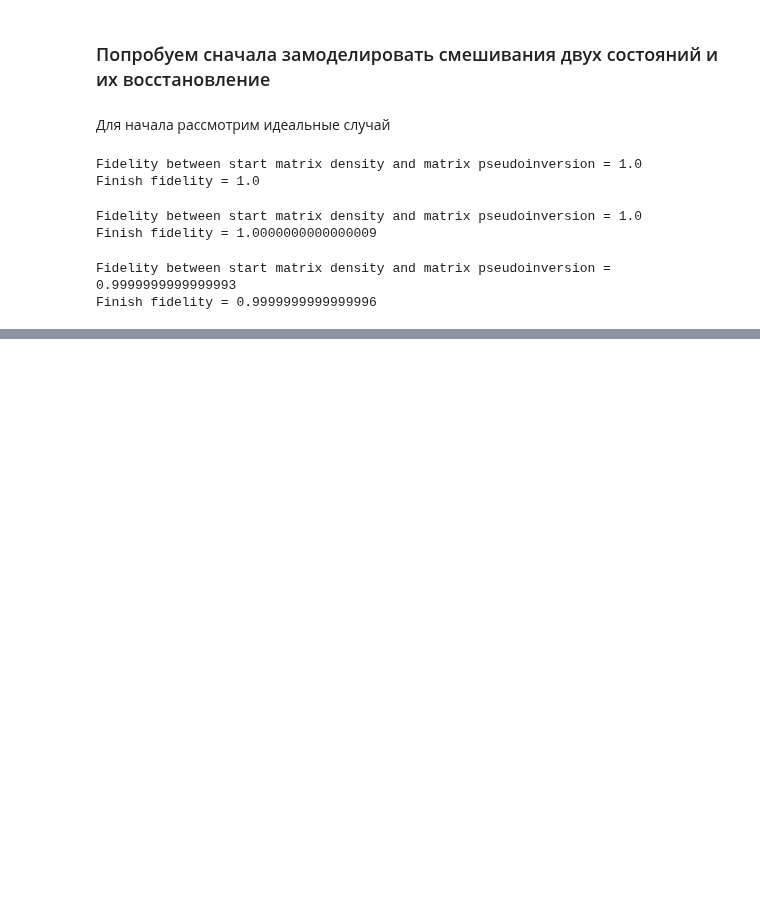
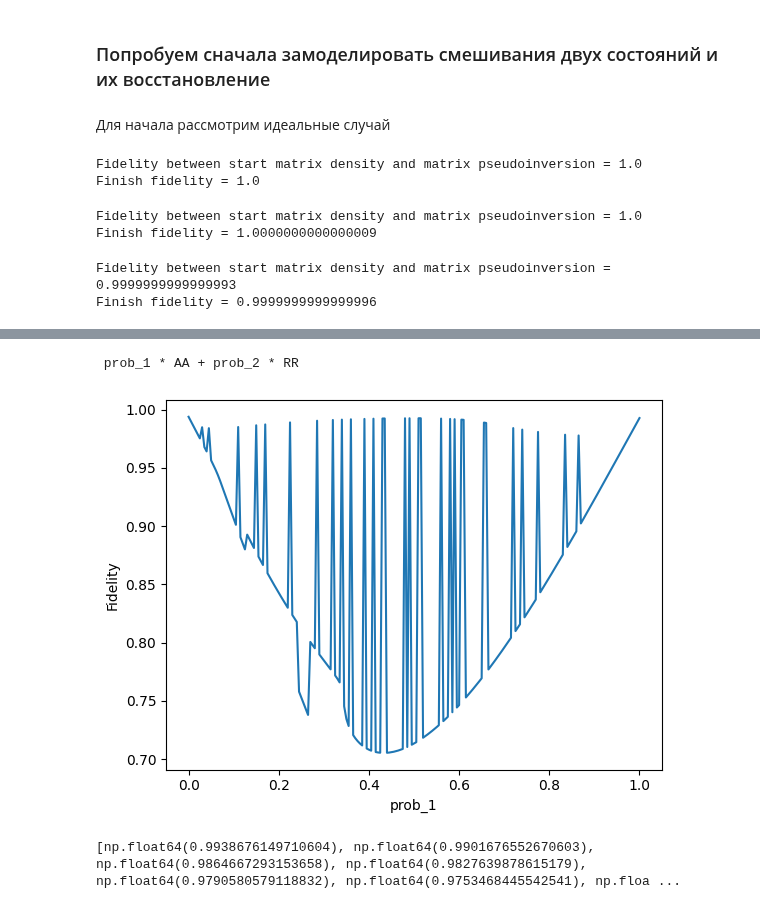
Before and after one commit to Denis-chupa/Quantum_tools, a Jupyter notebook: Tomography/src/research_data/merge_diff_matrix.ipynb, the cells around one changed output, grey strips where cells are left out. Drawn from its saved outputs; the diff is of its cells as text; code cells hidden in the pictures; blank space fills up the shorter version.

```diff
--- a/Tomography/src/research_data/merge_diff_matrix.ipynb
+++ b/Tomography/src/research_data/merge_diff_matrix.ipynb
@@ -118,0 +275,73 @@ Finish fidelity = 1.0000000000000009
+# %%
+
+rank = 1
+
+print("\n\n prob_1 * AA + prob_2 * RR  \n")
+
+
+n_hh =  0.1 / 177.8
+n_hv_1 = 4.1 / 177.8
+n_hv_2 = 5.45 / 45.9
+n_vv = 0.65 / 45.9
+
+sigma1_1 = 12.45 - 39.05 * n_hh
+sigma2_1 = (134.2 - 12.45 * n_hv_1 - 39.05 * n_hv_2)/2
+sigma3_1 = 39.05 - 12.45 * n_vv
+
+teor_state_1 = tomography.density(tomography.aa)
+
+freq_1 = array([
+12.45 - 39.05 * n_hh, 134.2 - 12.45 * n_hv_1 - 39.05 * n_hv_2,	39.05 - 12.45 * n_vv,
+3.2 - 99.5 * n_hh, 108.05 - 3.2 * n_hv_1 - 99.5 * n_hv_2, 99.5 - 3.2 * n_vv,
+26.4 - 13.8 * n_hh, 114.5 - 26.4 * n_hv_1 - 13.8 * n_hv_2, 13.8 - 26.4 * n_vv,
+4.2 - 78.9 * n_hh, 143.6 - 4.2  * n_hv_1 - 78.9 * n_hv_2, 78.9 - 4.2  * n_vv,
+29.7 - 6.4 * n_hh, 116.75 - 29.7 * n_hv_1 - 6.4 * n_hv_2, 6.4 - 29.7 * n_vv
+])
+
+n_hh = 0 / 154
+n_hv_1 = 4 / 154
+n_hv_2 = 7.45 / 42.2
+n_vv = 0.4 / 42.2
+
+sigma1_2 = 9.75 - 29.55 * n_hh
+sigma2_2 = (131.7 - 9.75 * n_hv_1 - 29.55 * n_hv_2)/2
+sigma3_2 = 29.55 - 9.75 * n_vv
+
+teor_state_2 = tomography.density(tomography.rr)
+
+freq_2 = array([
+9.75 - 29.55 * n_hh, 131.7 - 9.75 * n_hv_1 - 29.55 * n_hv_2,	29.55 - 9.75 * n_vv,
+30.2 - 4.35 * n_hh, 51.1 - 30.2 * n_hv_1 - 4.35 * n_hv_2, 4.35 - 30.2 * n_vv,
+28.1 - 2.25 * n_hh, 75.05 - 28.1 * n_hv_1 - 2.25 * n_hv_2, 2.25 - 28.1 * n_vv,
+0.4 - 125.9 * n_hh, 43.2 - 0.4 * n_hv_1 - 125.9  * 0, 125.9  - 0.4  * n_vv,
+1.45 - 94.35 * n_hh, 94.8 - 1.45 * n_hv_1 - 94.35 * n_hv_2, 94.35 - 1.45 * n_vv
+])
+
+list_prob_1 = linspace(0.0, 1.0, 201)
+list_fid = [0] * len(list_prob_1)
+
+for i, prob_1 in enumerate(list_prob_1):
+
+    prob_2 = 1.0 - prob_1
+
+    teor_state = prob_1 * teor_state_1 + prob_2 * teor_state_2
+    freq = prob_1 * freq_1 + prob_2 * freq_2
+    sigma1 = prob_1 * sigma1_1 + prob_2 * sigma1_2
+    sigma2 = prob_1 * sigma2_1 + prob_2 * sigma2_2
+    sigma3 = prob_1 * sigma3_1 + prob_2 * sigma3_2
+    # freq[::3] = freq[::3] / sigma1
+    # freq[1::3] = freq[1::3] / sigma2
+    # freq[2::3] = freq[2::3] / sigma3
+
+    tomography.experiment(freq, teor_state, sigma1, sigma2, sigma3, rank, visible=False)
+    list_fid[i] = abs(tomography.Fidelity(tomography.matrix_finish, tomography.start_density))
+
+plt.plot(list_prob_1, list_fid)
+plt.xlabel("prob_1")
+plt.ylabel("Fidelity")
+plt.show()
+print(list_fid)
+# %% [output]
+ prob_1 * AA + prob_2 * RR
+[figure, added]
+[np.float64(0.9938676149710604), np.float64(0.9901676552670603), np.float64(0.9864667293153658), np.float64(0.9827639878615179), np.float64(0.9790580579118832), np.float64(0.9753468445542541), np.floa ...
```
Also changed, not shown: parts of 6 cells of this notebook.
